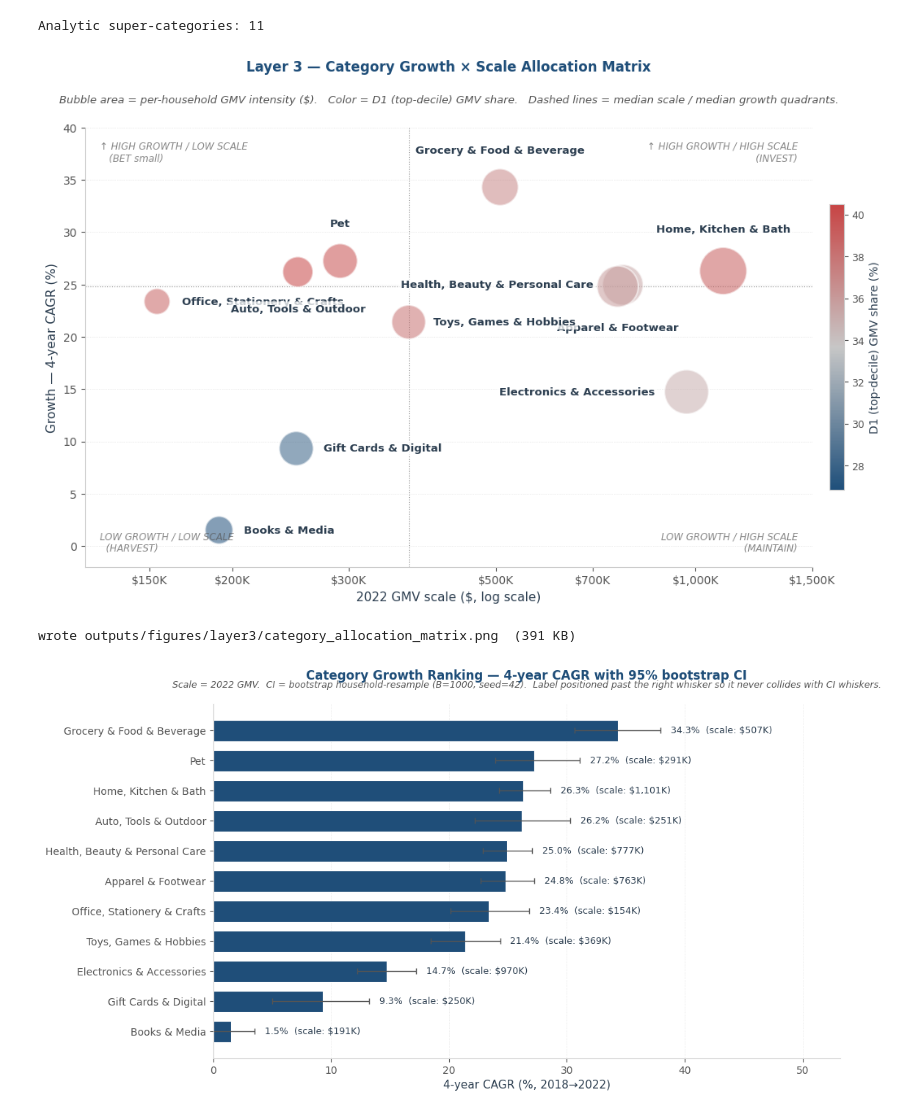
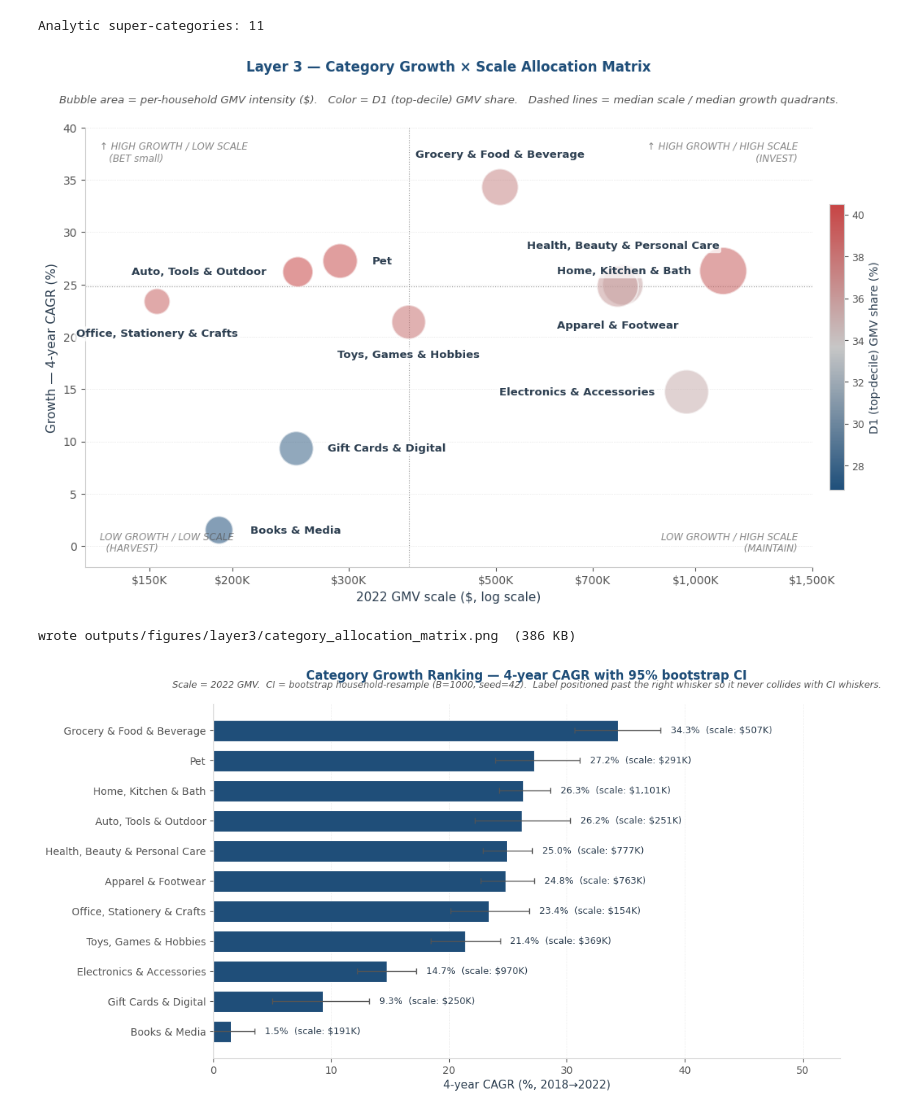
Before and after one commit to lilwan345/amazon-revenue-analytics, a Jupyter notebook: notebooks/03_layer3_allocation.ipynb, the cells around one changed output. Saved outputs shown, nothing was run; the diff lists cells and outputs as text; code cells hidden in the pictures.

```diff
--- a/notebooks/03_layer3_allocation.ipynb
+++ b/notebooks/03_layer3_allocation.ipynb
@@ -308,23 +308,42 @@ ax.axhline(float(np.median(growth_pct)), color=COLOR_MUTED, linestyle=':', linew
 ax.scatter(scale_k, growth_pct, s=sizes, c=colors, alpha=0.55,
            edgecolor='white', linewidth=1.5, zorder=3)
 
-# Smart label offsets — chosen to avoid overlap given actual data positions:
-# Pet & Auto are both ~27% CAGR, ~$250-290K -> stack Pet ABOVE, Auto BELOW.
-# Apparel & Home are both ~25% CAGR, ~$760-1100K -> Apparel BELOW, Home ABOVE.
-# H&PC at ~25% CAGR, ~$777K -> label LEFT.
-# Electronics at ~15% CAGR, ~$970K -> label to the LEFT outside bubble.
+# Manual per-bubble label config (8-direction placement). Fully resolves 4
+# collision groups identified by visual audit:
+#   (a) Pet (291,27.2) vs Auto (251,26.2)              -> Pet R, Auto L
+#   (b) Apparel (763,24.8) vs H&PC (777,25.0) at SAME  -> H&PC UP, Apparel DOWN
+#       position
+#   (c) Toys label going right into Apparel-below area -> Toys BELOW (not right)
+#   (d) Home label going right collides with colorbar  -> Home stays in chart
+#       Home label LEFT (toward H&PC) is open: H&PC label is ABOVE, not left,
+#       so the LEFT space next to Home bubble is empty.
 label_cfg = {
-    'Pet':                            dict(dx=0,   dy=28,  ha='center', va='bottom'),
-    'Auto, Tools & Outdoor':          dict(dx=0,   dy=-28, ha='center', va='top'),
-    'Home, Kitchen & Bath':           dict(dx=0,   dy=32,  ha='center', va='bottom'),
-    'Apparel & Footwear':             dict(dx=0,   dy=-32, ha='center', va='top'),
-    'Health, Beauty & Personal Care': dict(dx=-26, dy=0,   ha='right',  va='center'),
-    'Electronics & Accessories':      dict(dx=-28, dy=0,   ha='right',  va='center'),
-    'Grocery & Food & Beverage':      dict(dx=0,   dy=28,  ha='center', va='bottom'),
-    'Toys, Games & Hobbies':          dict(dx=22,  dy=0,   ha='left',   va='center'),
-    'Office, Stationery & Crafts':    dict(dx=22,  dy=0,   ha='left',   va='center'),
-    'Gift Cards & Digital':           dict(dx=24,  dy=0,   ha='left',   va='center'),
-    'Books & Media':                  dict(dx=22,  dy=0,   ha='left',   va='center'),
+    # Top of chart (Grocery alone at 34% CAGR)
+    'Grocery & Food & Beverage':      dict(dx=0,    dy=24,  ha='center', va='bottom'),
+
+    # Upper-mid pair — diverge horizontally
+    'Pet':                            dict(dx=28,   dy=0,   ha='left',   va='center'),
+    'Auto, Tools & Outdoor':          dict(dx=-28,  dy=0,   ha='right',  va='center'),
+
+    # Upper-right cluster — 3 different directions, none overlap
+    'Home, Kitchen & Bath':           dict(dx=-28,  dy=0,   ha='right',  va='center'),
+    'Health, Beauty & Personal Care': dict(dx=0,    dy=30,  ha='center', va='bottom'),
+    'Apparel & Footwear':             dict(dx=0,    dy=-30, ha='center', va='top'),
+
+    # Mid-right (Electronics 970K, 14.7%)
+    'Electronics & Accessories':      dict(dx=-28,  dy=0,   ha='right',  va='center'),
+
+    # Mid (Toys 369K, 21.4%) — BELOW (going right collided with Apparel-below)
+    'Toys, Games & Hobbies':          dict(dx=0,    dy=-24, ha='center', va='top'),
+
+    # Lower-mid (Gift Cards 250K, 9.3%)
+    'Gift Cards & Digital':           dict(dx=28,   dy=0,   ha='left',   va='center'),
+
+    # Far-left mid (Office 154K, 23.4%) — BELOW (going left clips plot edge)
+    'Office, Stationery & Crafts':    dict(dx=0,    dy=-24, ha='center', va='top'),
+
+    # Bottom-left (Books 191K, 1.5%)
+    'Books & Media':                  dict(dx=28,   dy=0,   ha='left',   va='center'),
 }
 for x, y, name in zip(scale_k, growth_pct, names):
     cfg = label_cfg[name]
@@ -358,35 +377,35 @@ ax.xaxis.set_minor_locator(FixedLocator([]))
 ax.xaxis.set_major_formatter(FuncFormatter(lambda v, _: f'${v:,.0f}K'))
 
 ax.set_xlabel('2022 GMV scale ($, log scale)', fontsize=11)
 ax.set_ylabel('Growth — 4-year CAGR (%)', fontsize=11)
 ax.set_title('Layer 3 — Category Growth × Scale Allocation Matrix',
              pad=50, fontsize=12)
 ax.text(0.5, 1.05,
         'Bubble area = per-household GMV intensity ($).   '
         'Color = D1 (top-decile) GMV share.   '
         'Dashed lines = median scale / median growth quadrants.',
         transform=ax.transAxes, ha='center', va='bottom',
         fontsize=9.5, color=COLOR_MUTED, style='italic')
 
 sm = plt.cm.ScalarMappable(cmap=cmap, norm=norm); sm.set_array([])
 cbar = fig.colorbar(sm, ax=ax, shrink=0.65, pad=0.02)
 cbar.set_label('D1 (top-decile) GMV share (%)', fontsize=10)
 cbar.ax.tick_params(labelsize=9)
 
 ax.yaxis.grid(True, linestyle=':', color='#dddddd', linewidth=0.5)
 ax.set_axisbelow(True)
 ax.set_xlim(left=120, right=1500)
 ax.set_ylim(bottom=-2, top=40)
 
 plt.tight_layout(rect=[0, 0, 1, 0.93])
 ALLOC_PNG = PROJECT_ROOT / 'outputs' / 'figures' / 'layer3' / 'category_allocation_matrix.png'
 ALLOC_PNG.parent.mkdir(parents=True, exist_ok=True)
 plt.savefig(ALLOC_PNG, dpi=300, facecolor='white', bbox_inches='tight')
 plt.show()
 print(f'wrote {ALLOC_PNG.relative_to(PROJECT_ROOT)}  ({ALLOC_PNG.stat().st_size/1024:.0f} KB)')
 # %% [output]
-[figure, old version]
+[figure, new version]
-wrote outputs/figures/layer3/category_allocation_matrix.png  (391 KB)
+wrote outputs/figures/layer3/category_allocation_matrix.png  (386 KB)
 # %%
 # --- FIGURE 2: Growth × Scale ranking table ---
 # % label placed AFTER the CI whisker (ci_high + offset), not at bar end —
```
Also changed, not shown: 1 other file.
